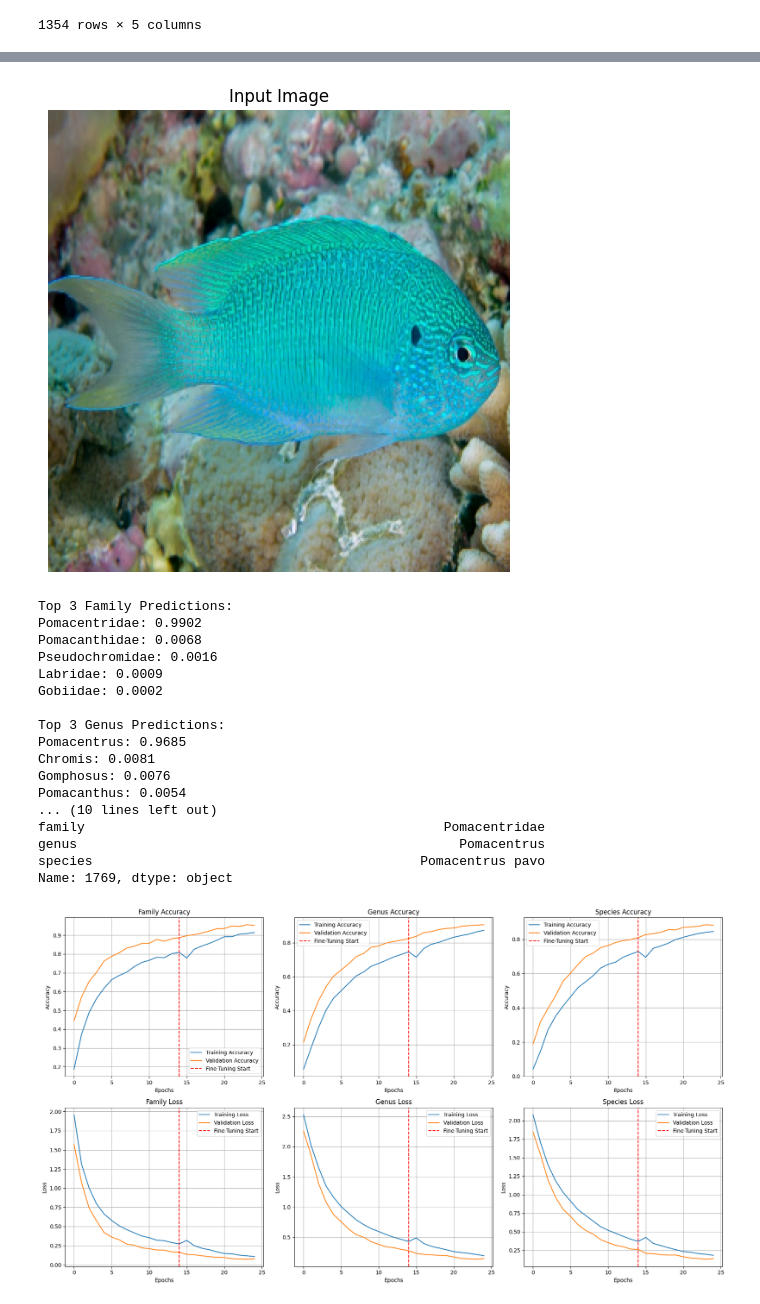
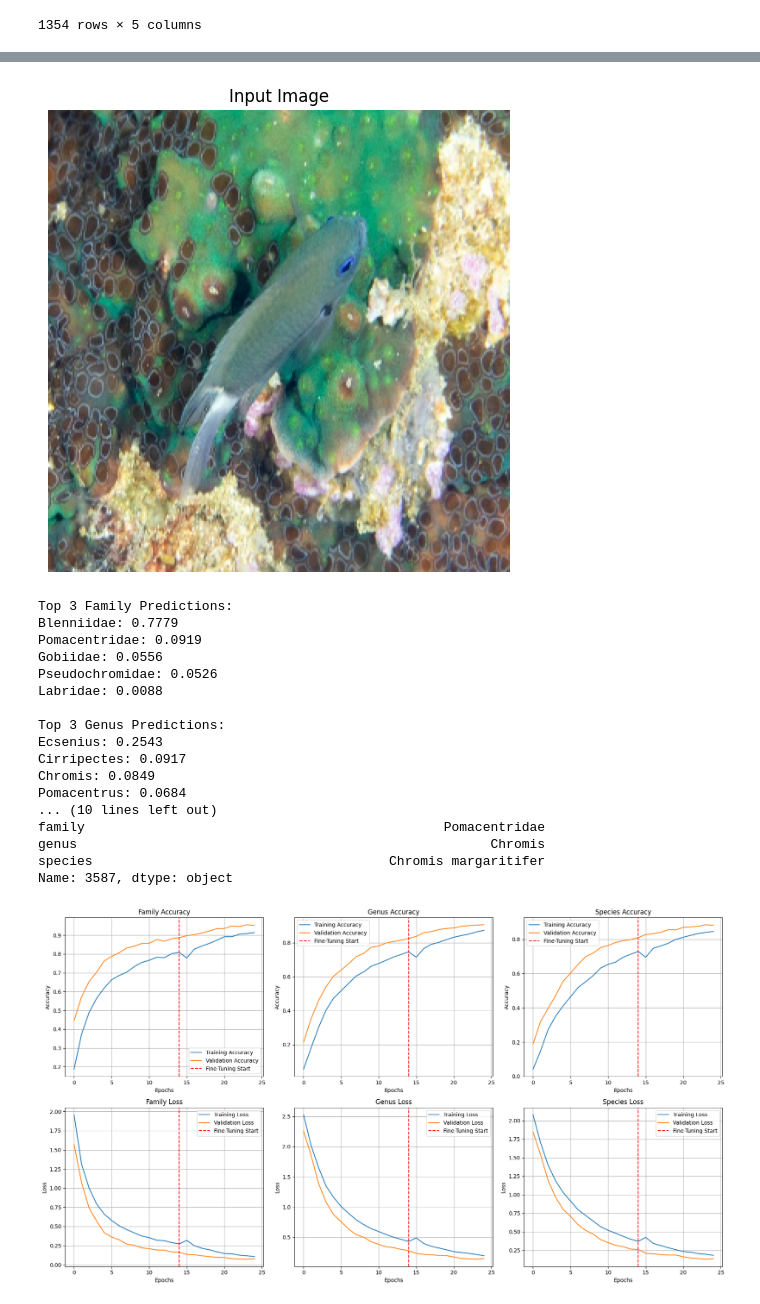
Before and after one commit to leonardo-reginato/cryptovision, a Jupyter notebook: notebooks/hacpl_mo_proteon_classifier.ipynb, the cells around one changed output, grey strips where cells are left out. Cells and saved outputs as stored; diff of their text form; code cells hidden in the pictures.

```diff
--- a/notebooks/hacpl_mo_proteon_classifier.ipynb
+++ b/notebooks/hacpl_mo_proteon_classifier.ipynb
@@ -765,7 +765,7 @@ test_df
 # %%
 image_path = '/Users/leonardo/Documents/Projects/cryptovision/data/processed/cv_images_dataset/Gobiidae_Eviota_melasma/web_Eviota_melasma_41.jpeg'
 
-idx = 755
+idx = 2
 
 image_path = test_df['image_path'].iloc[idx]
 
@@ -780,21 +780,21 @@ print(test_df.iloc[idx])
-[figure, old version]
+[figure, new version]
 Top 3 Family Predictions:
-Pomacentridae: 0.9902
-Pomacanthidae: 0.0068
-Pseudochromidae: 0.0016
-Labridae: 0.0009
-Gobiidae: 0.0002
+Blenniidae: 0.7779
+Pomacentridae: 0.0919
+Gobiidae: 0.0556
+Pseudochromidae: 0.0526
+Labridae: 0.0088
 
 Top 3 Genus Predictions:
-Pomacentrus: 0.9685
-Chromis: 0.0081
-Gomphosus: 0.0076
-Pomacanthus: 0.0054
+Ecsenius: 0.2543
+Cirripectes: 0.0917
+Chromis: 0.0849
+Pomacentrus: 0.0684
 ... (10 lines left out)
 family                                              Pomacentridae
-genus                                                 Pomacentrus
-species                                          Pomacentrus pavo
-Name: 1769, dtype: object
+genus                                                     Chromis
+species                                      Chromis margaritifer
+Name: 3587, dtype: object
 # %%
 plot_training_history(history, history_fine, fine_tune_at=settings['epochs']-1)
 # %% [output]
```
Also changed, not shown: parts of 1 cell of this notebook, 2 other files.
